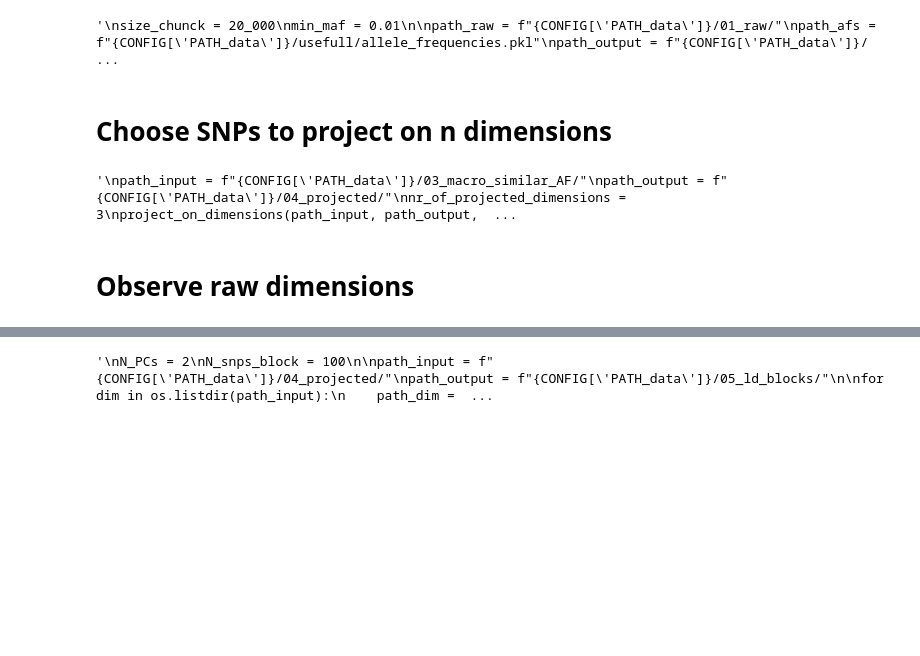
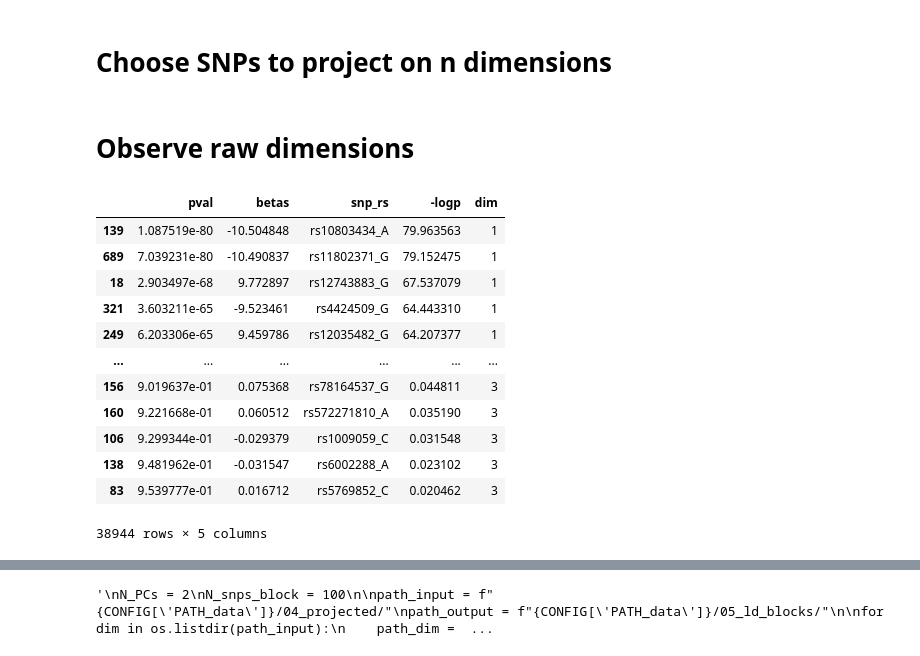
Before and after one commit to mat2m10/pca_projection, a Jupyter notebook: run_test.ipynb, the cells around one changed output, grey strips where cells are left out. Drawn from its saved outputs; the diff is of its cells as text; code cells hidden in the pictures; blank space fills up the shorter version.

```diff
--- a/run_test.ipynb
+++ b/run_test.ipynb
@@ -48,7 +42,7 @@ path_data_raw = f"{CONFIG['PATH_data']}/00_raw/recoded_1000G.raw"
 path_raw = f"{CONFIG['PATH_data']}/01_raw/"
 path_usefull = f"{CONFIG['PATH_data']}/02_usefull/"
 
-geno = make_df(path_data_raw, path_usefull, path_output)
+geno = make_df(path_data_raw, path_usefull, path_raw)
 
 afs = calculate_AFs(geno)
 
@@ -56,30 +50,40 @@ path_ensembl = f"/mnt/e/1000G_data/usefull/ensembl_build"
 merge_AFs_ensembl_build(path_ensembl, path_usefull, afs)
 """
 # Divide the AFs into chunks
-"""
+
 size_chunck = 20_000
 min_maf = 0.01
 
-path_raw = f"{CONFIG['PATH_data']}/01_raw/"
-path_afs = f"{CONFIG['PATH_data']}/usefull/allele_frequencies.pkl"
+path_raw = f"{CONFIG['PATH_data']}/01_raw/geno.pkl"
+path_afs = f"{CONFIG['PATH_data']}/02_usefull/allele_frequencies.pkl"
 path_output = f"{CONFIG['PATH_data']}/03_macro_similar_AF/"
 
 divide_into_chunks(path_raw, path_afs, path_output, size_chunck, min_maf)
-"""
-# %% [output]
-'\nsize_chunck = 20_000\nmin_maf = 0.01\n\npath_raw = f"{CONFIG[\'PATH_data\']}/01_raw/"\npath_afs = f"{CONFIG[\'PATH_data\']}/usefull/allele_frequencies.pkl"\npath_output = f"{CONFIG[\'PATH_data\']}/ ...
 # %% [markdown]
 # Choose SNPs to project on n dimensions
 # %%
-"""
 path_input = f"{CONFIG['PATH_data']}/03_macro_similar_AF/"
 path_output = f"{CONFIG['PATH_data']}/04_projected/"
 nr_of_projected_dimensions = 3
 project_on_dimensions(path_input, path_output, nr_of_projected_dimensions)
-"""
-# %% [output]
-'\npath_input = f"{CONFIG[\'PATH_data\']}/03_macro_similar_AF/"\npath_output = f"{CONFIG[\'PATH_data\']}/04_projected/"\nnr_of_projected_dimensions = 3\nproject_on_dimensions(path_input, path_output,  ...
 # %% [markdown]
 # Observe raw dimensions
+# %%
+path_input = f"{CONFIG['PATH_data']}/04_projected/snp_ids.pkl"
+pd.read_pickle(path_input)
+# %% [output]
+|  | pval | betas | snp_rs | -logp | dim |
+| 139 | 1.087519e-80 | -10.504848 | rs10803434_A | 79.963563 | 1 |
+| 689 | 7.039231e-80 | -10.490837 | rs11802371_G | 79.152475 | 1 |
+| 18 | 2.903497e-68 | 9.772897 | rs12743883_G | 67.537079 | 1 |
+| 321 | 3.603211e-65 | -9.523461 | rs4424509_G | 64.443310 | 1 |
+| 249 | 6.203306e-65 | 9.459786 | rs12035482_G | 64.207377 | 1 |
+| ... | ... | ... | ... | ... | ... |
+| 156 | 9.019637e-01 | 0.075368 | rs78164537_G | 0.044811 | 3 |
+| 160 | 9.221668e-01 | 0.060512 | rs572271810_A | 0.035190 | 3 |
+| 106 | 9.299344e-01 | -0.029379 | rs1009059_C | 0.031548 | 3 |
+| 138 | 9.481962e-01 | -0.031547 | rs6002288_A | 0.023102 | 3 |
+| 83 | 9.539777e-01 | 0.016712 | rs5769852_C | 0.020462 | 3 |
+38944 rows × 5 columns
 # %%
 path_input = f"{CONFIG['PATH_data']}/04_projected/"
```
Also changed, not shown: parts of 7 cells of this notebook, 2 other files.
